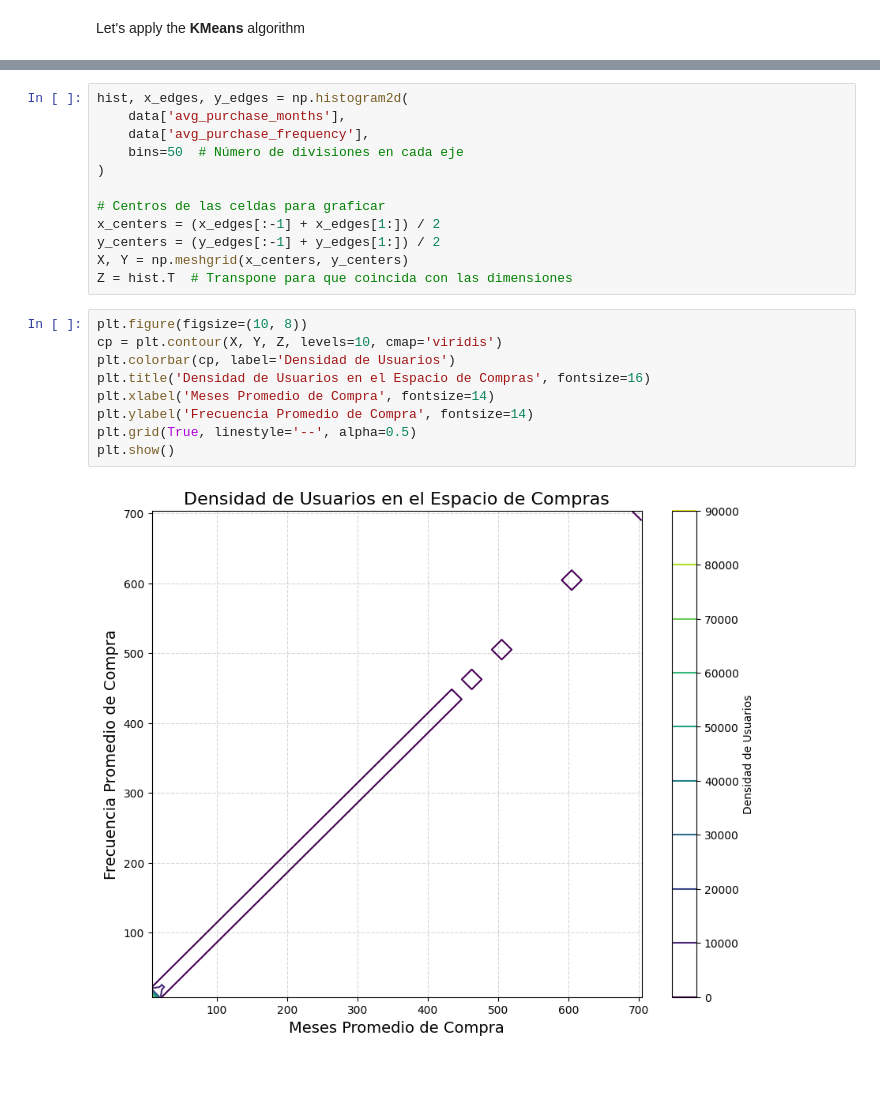
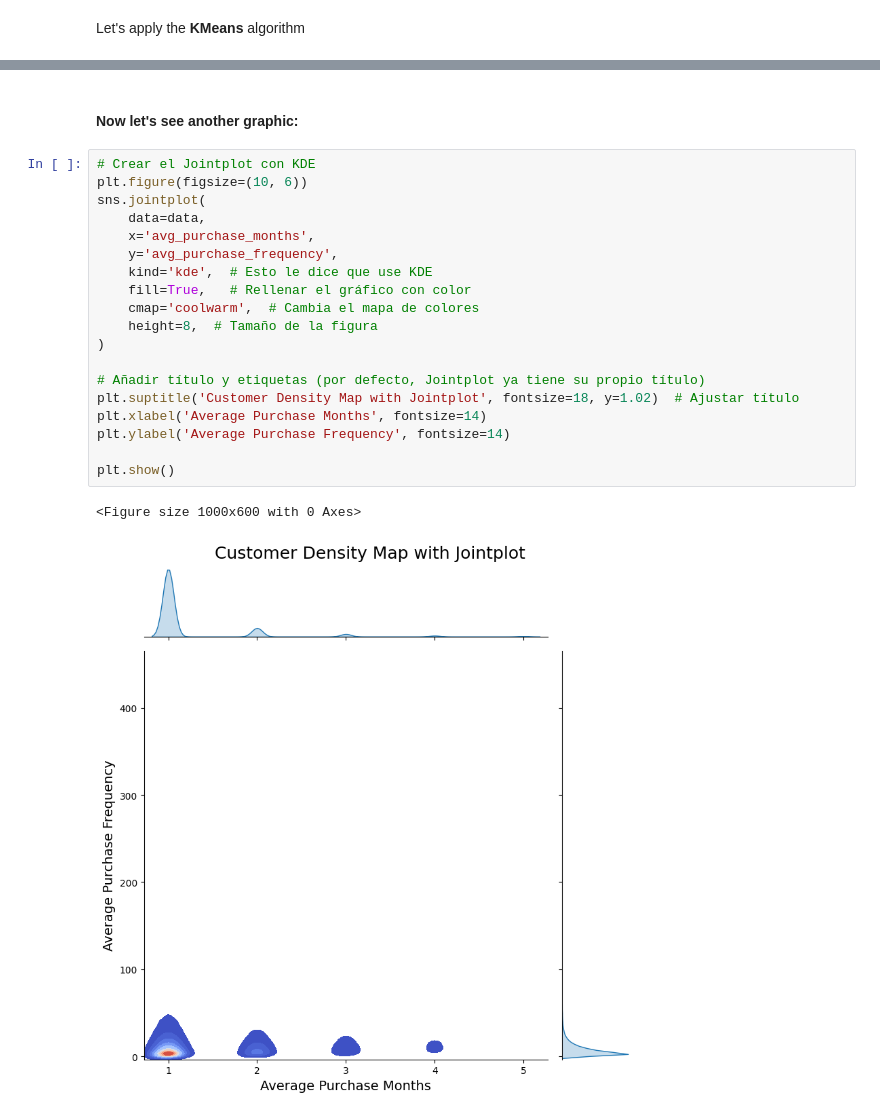
Before and after one commit to Ujg11/Data_Science, a Jupyter notebook: Datascience-2/ex05/Clustering.ipynb, the cells around one changed output, grey strips where cells are left out. Saved outputs shown, nothing was run; the diff lists cells and outputs as text; blank space fills up the shorter version.

```diff
--- a/Datascience-2/ex05/Clustering.ipynb
+++ b/Datascience-2/ex05/Clustering.ipynb
@@ -274,23 +275,24 @@ Name: count, dtype: int64
+# %% [markdown]
+#### Now let's see another graphic:
 # %%
-hist, x_edges, y_edges = np.histogram2d(
-    data['avg_purchase_months'],
-    data['avg_purchase_frequency'],
-    bins=50  # Número de divisiones en cada eje
+# Crear el Jointplot con KDE
+plt.figure(figsize=(10, 6))
+sns.jointplot(
+    data=data,
+    x='avg_purchase_months',
+    y='avg_purchase_frequency',
+    kind='kde',  # Esto le dice que use KDE
+    fill=True,   # Rellenar el gráfico con color
+    cmap='coolwarm',  # Cambia el mapa de colores
+    height=8,  # Tamaño de la figura
 )
 
-# Centros de las celdas para graficar
-x_centers = (x_edges[:-1] + x_edges[1:]) / 2
-y_centers = (y_edges[:-1] + y_edges[1:]) / 2
-X, Y = np.meshgrid(x_centers, y_centers)
-Z = hist.T  # Transpone para que coincida con las dimensiones
+# Añadir título y etiquetas (por defecto, Jointplot ya tiene su propio título)
+plt.suptitle('Customer Density Map with Jointplot', fontsize=18, y=1.02)  # Ajustar título
+plt.xlabel('Average Purchase Months', fontsize=14)
+plt.ylabel('Average Purchase Frequency', fontsize=14)
+
+plt.show()
+# %% [output]
+<Figure size 1000x600 with 0 Axes>
+[figure, added]
-# %%
-plt.figure(figsize=(10, 8))
-cp = plt.contour(X, Y, Z, levels=10, cmap='viridis')
-plt.colorbar(cp, label='Densidad de Usuarios')
-plt.title('Densidad de Usuarios en el Espacio de Compras', fontsize=16)
-plt.xlabel('Meses Promedio de Compra', fontsize=14)
-plt.ylabel('Frecuencia Promedio de Compra', fontsize=14)
-plt.grid(True, linestyle='--', alpha=0.5)
-plt.show()
-# %% [output]
-[figure, removed]
```
Also changed, not shown: parts of 14 cells of this notebook, 5 other files.
